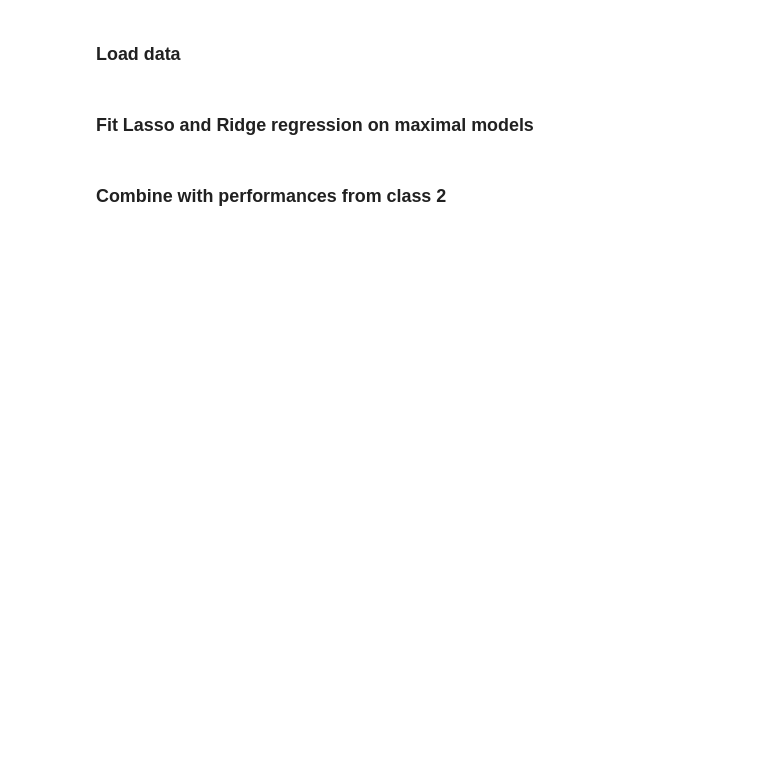
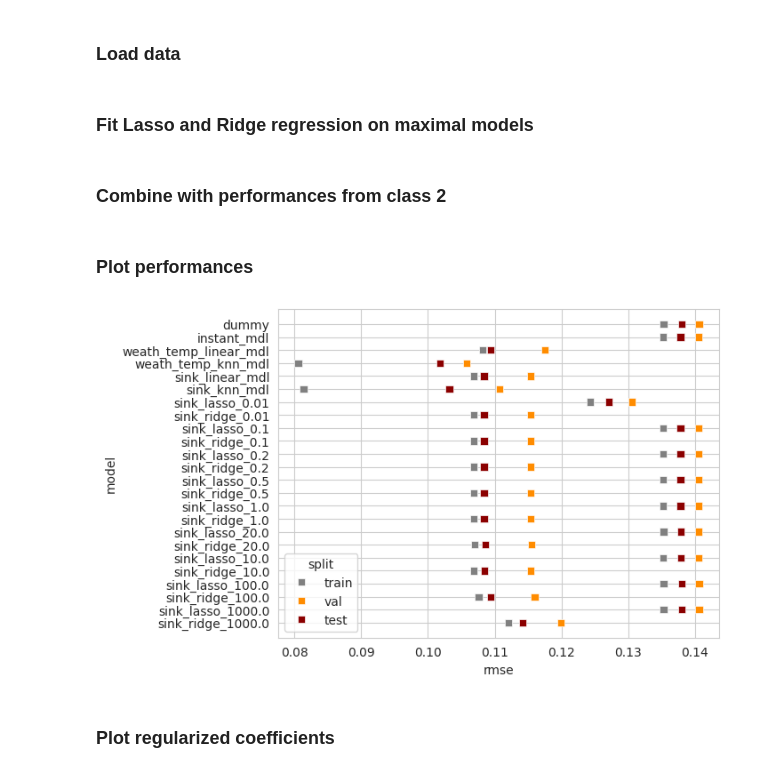
Before and after one commit to daniblu/DataSci-AU-24-fork, a Jupyter notebook: nbs/class_03/exercise_db.ipynb, the cells around one changed output. Drawn from its saved outputs; the diff is of its cells as text; code cells hidden in the pictures; blank space fills up the shorter version.

```diff
--- a/nbs/class_03/exercise_db.ipynb
+++ b/nbs/class_03/exercise_db.ipynb
@@ -40,13 +48,13 @@ import seaborn as sns
 # %% [markdown]
 ### Load data
 # %%
-with open('../class_02/data/train.pkl', 'rb') as file:
+with open('../class_02/data/train_shuffle.pkl', 'rb') as file:
     X_train, y_train = pickle.load(file)
 
-with open('../class_02/data/val.pkl', 'rb') as file:
+with open('../class_02/data/val_shuffle.pkl', 'rb') as file:
     X_val, y_val = pickle.load(file)
 
-with open('../class_02/data/test.pkl', 'rb') as file:
+with open('../class_02/data/test_shuffle.pkl', 'rb') as file:
     X_test, y_test = pickle.load(file)
 # %% [markdown]
 ### Fit Lasso and Ridge regression on maximal models
@@ -59,10 +67,14 @@ X_test_sink = X_test.to_numpy()
 # function for fitting and evaluating lasso and ridge models
 def regularized_regression(X_train, y_train, X_val, y_val, X_test, y_test, alpha):
 
+    models_alpha = {}
+
     sink_lasso = Lasso(alpha = alpha)
+    models_alpha[f'lasso_{alpha}'] = sink_lasso
     sink_lasso.fit(X_train_sink, y_train)
 
     sink_ridge = Ridge(alpha = alpha)
+    models_alpha[f'ridge_{alpha}'] = sink_ridge
     sink_ridge.fit(X_train_sink, y_train)
 
     performance_alpha = []
@@ -90,15 +102,17 @@ def regularized_regression(X_train, y_train, X_val, y_val, X_test, y_test, alpha
                             'rmse': rmse_ridge.round(4),
                             'r2': r2_ridge.round(4)})
 
-    return performance_alpha
+    return models_alpha, performance_alpha
 
 # fit lasso and ridge models with different alpha values
+models = {}
 performance_lasso_ridge = []
 for alpha in [0.01, 0.1, 0.2, 0.5, 1.0, 20.0, 10.0, 100.0, 1000.0]:
 
-        performance_alpha = regularized_regression(X_train_sink, y_train, X_val_sink, y_val, X_test_sink, y_test, alpha=alpha)
+    models_alpha, performance_alpha = regularized_regression(X_train_sink, y_train, X_val_sink, y_val, X_test_sink, y_test, alpha=alpha)
 
-        performance_lasso_ridge.extend(performance_alpha)
+    models.update(models_alpha)
+    performance_lasso_ridge.extend(performance_alpha)
 
 # save performances
 file_path = 'performances_lasso_ridge.txt'
@@ -106,3 +120,23 @@ with open(file_path, 'w') as file:
     json.dump(performance_lasso_ridge, file)
 # %% [markdown]
 ### Combine with performances from class 2
+# %%
+with open('../class_02/performances.txt', 'rb') as file:
+    performances = json.load(file)
+
+performances.extend(performance_lasso_ridge)
+# %% [markdown]
+### Plot performances
+# %%
+perf_df = pd.DataFrame(performances)
+sns.set_style('whitegrid')
+sns.scatterplot(data=perf_df,
+                y='model',
+                x='rmse',
+                marker='s',
+                hue='split', palette=['grey', 'darkorange', 'darkred'])
+plt.show()
+# %% [output]
+[figure, added]
+# %% [markdown]
+### Plot regularized coefficients
```
Also changed, not shown: parts of 3 cells of this notebook.
